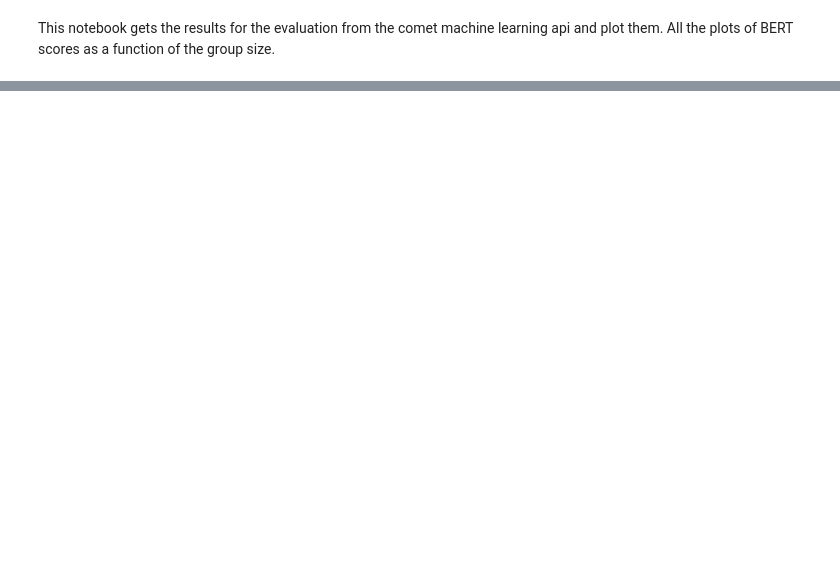
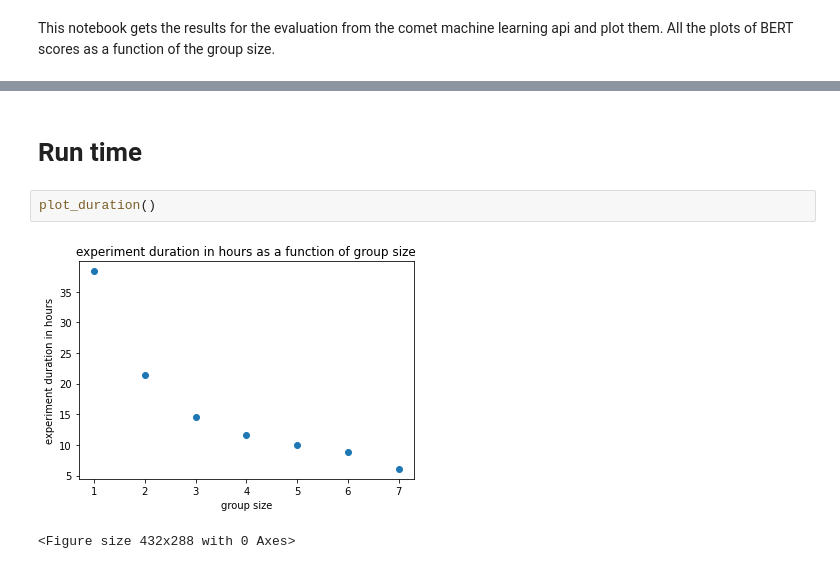
Before and after one commit to yonikremer/grouped_sampling, a Jupyter notebook: evaluation/plot_results.ipynb, the cells around one changed output, grey strips where cells are left out. Cells and saved outputs as stored; diff of their text form; blank space fills up the shorter version.

```diff
--- a/evaluation/plot_results.ipynb
+++ b/evaluation/plot_results.ipynb
@@ -129 +40,8 @@ for current_stat in stat_names:
 ... (4 outputs left out)
+# %% [markdown]
+# Run time
+# %%
+plot_duration()
+# %% [output]
+[figure, added]
+<Figure size 432x288 with 0 Axes>
```
Also changed, not shown: parts of 5 cells of this notebook, 1 other file.
